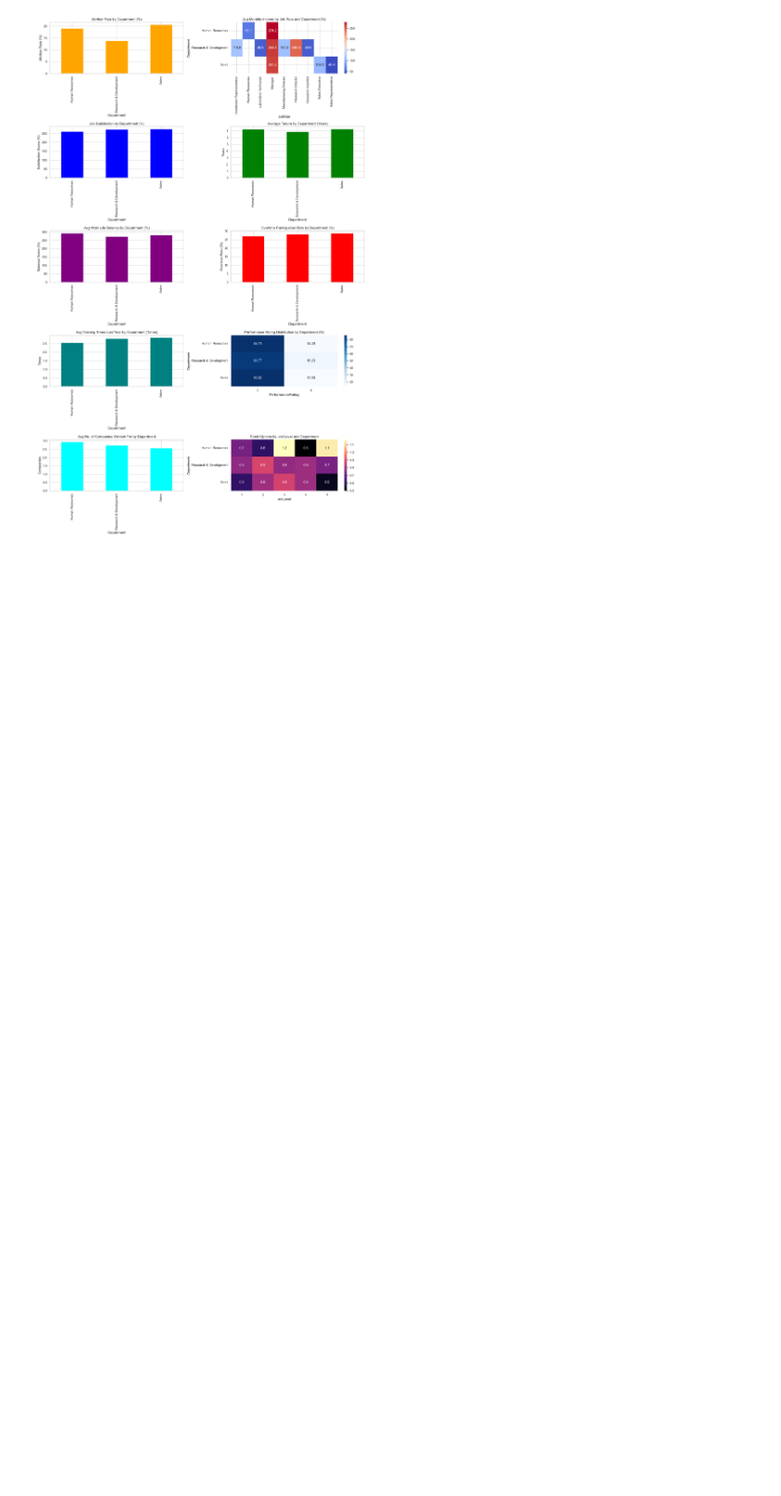
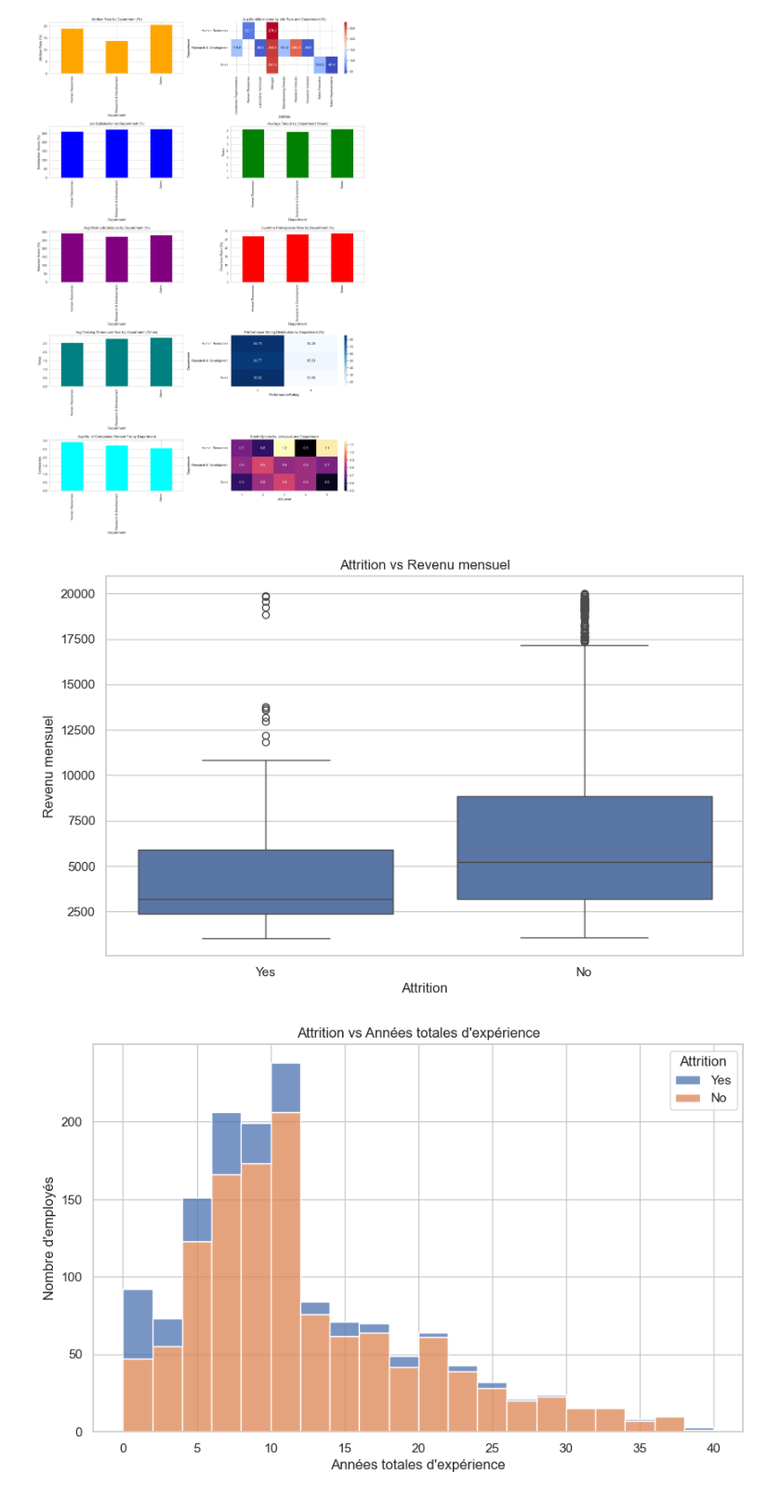
Before and after one commit to Jmuhleman/BUI_2024, a Jupyter notebook: lab1/labo1.ipynb, the cells around one changed output. Shown: that part at 93% size. Cells and saved outputs as stored; diff of their text form; code cells hidden in the pictures; blank space fills up the shorter version.

```diff
--- a/lab1/labo1.ipynb
+++ b/lab1/labo1.ipynb
@@ -190,3 +190,63 @@ plt.tight_layout()
 plt.show()
 # %% [output]
 [figure]
+# %%
+import matplotlib.pyplot as plt
+import seaborn as sns
+
+# Définir le style des graphiques
+sns.set(style="whitegrid")
+palette = sns.color_palette("viridis", as_cmap=True)  # Palette de couleurs "viridis"
+
+# Création des graphiques demandés
+
+# 2. Attrition vs Revenu mensuel (MonthlyIncome) - Diagramme de dispersion
+plt.figure(figsize=(10, 6))
+sns.boxplot(data=df, x='Attrition', y='MonthlyIncome')
+plt.title("Attrition vs Revenu mensuel")
+plt.xlabel("Attrition")
+plt.ylabel("Revenu mensuel")
+plt.show()
+
+# 3. Attrition vs Années totales d'expérience (TotalWorkingYears) - Histogramme
+plt.figure(figsize=(10, 6))
+sns.histplot(data=df, x='TotalWorkingYears', hue='Attrition', multiple='stack', bins=20)
+plt.title("Attrition vs Années totales d'expérience")
+plt.xlabel("Années totales d'expérience")
+plt.ylabel("Nombre d'employés")
+plt.show()
+
+# 5. Attrition vs Années dans le rôle actuel (YearsInCurrentRole) - Diagramme de dispersion
+plt.figure(figsize=(10, 6))
+sns.boxplot(data=df, x='Attrition', y='YearsInCurrentRole')
+plt.title("Attrition vs Années dans le rôle actuel")
+plt.xlabel("Attrition")
+plt.ylabel("Années dans le rôle actuel")
+plt.show()
+
+# 6. Attrition vs Heures supplémentaires (OverTime) - Histogramme
+plt.figure(figsize=(10, 6))
+sns.histplot(data=df, x='OverTime', hue='Attrition', multiple='stack')
+plt.title("Attrition vs Heures supplémentaires")
+plt.xlabel("Heures supplémentaires")
+plt.ylabel("Nombre d'employés")
+plt.show()
+
+# 4. Diagramme circulaire de la répartition des employés par département
+department_counts = df['Department'].value_counts()
+plt.figure(figsize=(8, 8))
+plt.pie(department_counts, labels=department_counts.index, autopct='%1.1f%%', startangle=140)
+plt.title("Répartition des employés par département")
+plt.show()
+
+# 3. Histogramme du nombre moyen d'années dans l'entreprise par rôle
+plt.figure(figsize=(12, 6))
+sns.barplot(data=df, x='JobRole', y='YearsAtCompany', estimator='mean')
+plt.title("Nombre moyen d'années dans l'entreprise par rôle")
+plt.xlabel("Rôle")
+plt.ylabel("Nombre moyen d'années")
+plt.xticks(rotation=45)
+plt.show()
+# %% [output]
+[figure, added]
+[figure, added]
```
Also changed, not shown: parts of 1 cell of this notebook, 2 other files.
